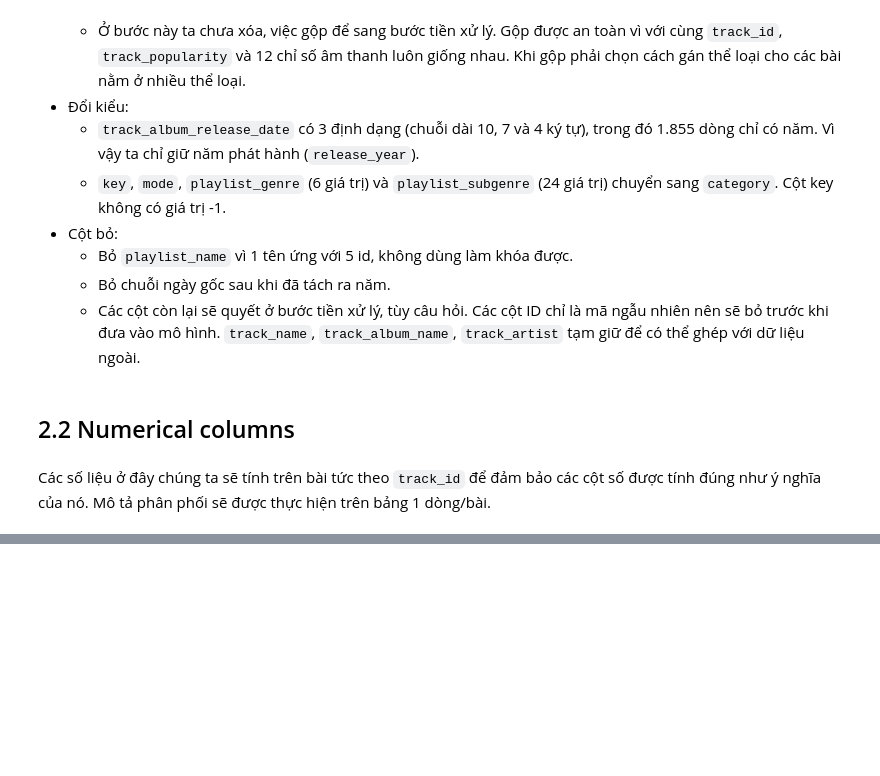
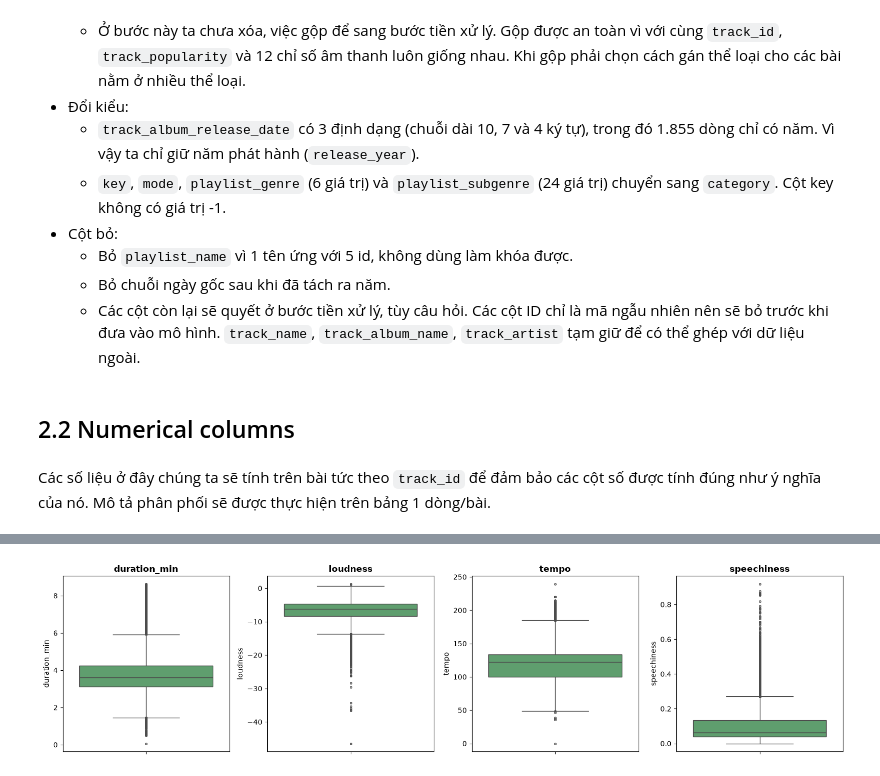
Before and after one commit to tthanh1223/30k_Songs_Analysis, a Jupyter notebook: notebooks/01a_collection_overview_numeric.ipynb, the cells around one changed output, grey strips where cells are left out. Drawn from its saved outputs; the diff is of its cells as text; code cells hidden in the pictures; blank space fills up the shorter version.

```diff
--- a/notebooks/01a_collection_overview_numeric.ipynb
+++ b/notebooks/01a_collection_overview_numeric.ipynb
@@ -293,0 +377,20 @@ summary_num
+# %%
+# 1. Bảng tổng hợp outlier theo quy tắc 1.5 * IQR cho toàn bộ 12 cột
+outlier_rows = []
+for col in num_cols:
+    q1 = df[col].quantile(0.25)
+    q3 = df[col].quantile(0.75)
+    iqr = q3 - q1
+    lower = q1 - 1.5 * iqr
+    upper = q3 + 1.5 * iqr
+    n_out = ((df[col] < lower) | (df[col] > upper)).sum()
+    outlier_rows.append({
+        'Cột': col,
+        'Ngưỡng dưới': round(lower, 3),
+        'Ngưỡng trên': round(upper, 3),
+        'Số outlier': n_out,
+        'Tỷ lệ (%)': round(n_out / len(df) * 100, 2)
+    })
+
+outlier_df = pd.DataFrame(outlier_rows).sort_values(by='Số outlier', ascending=False)
+display(outlier_df)
@@ -293,0 +411,12 @@ summary_num
+# %%
+# 2. Vẽ Boxplot cho 4 cột tiêu biểu có cấu trúc outlier đáng chú ý
+focus_cols = ['duration_min', 'loudness', 'tempo', 'speechiness']
+fig, axes = plt.subplots(1, 4, figsize=(16, 4))
+for ax, col in zip(axes, focus_cols):
+    sns.boxplot(y=df[col], ax=ax, color='#55A868', fliersize=2.5)
+    ax.set_title(col, fontweight='bold')
+    ax.set_xlabel('')
+plt.tight_layout()
+plt.show()
+# %% [output]
+[figure, added]
```
Also changed, not shown: parts of 13 cells of this notebook.
